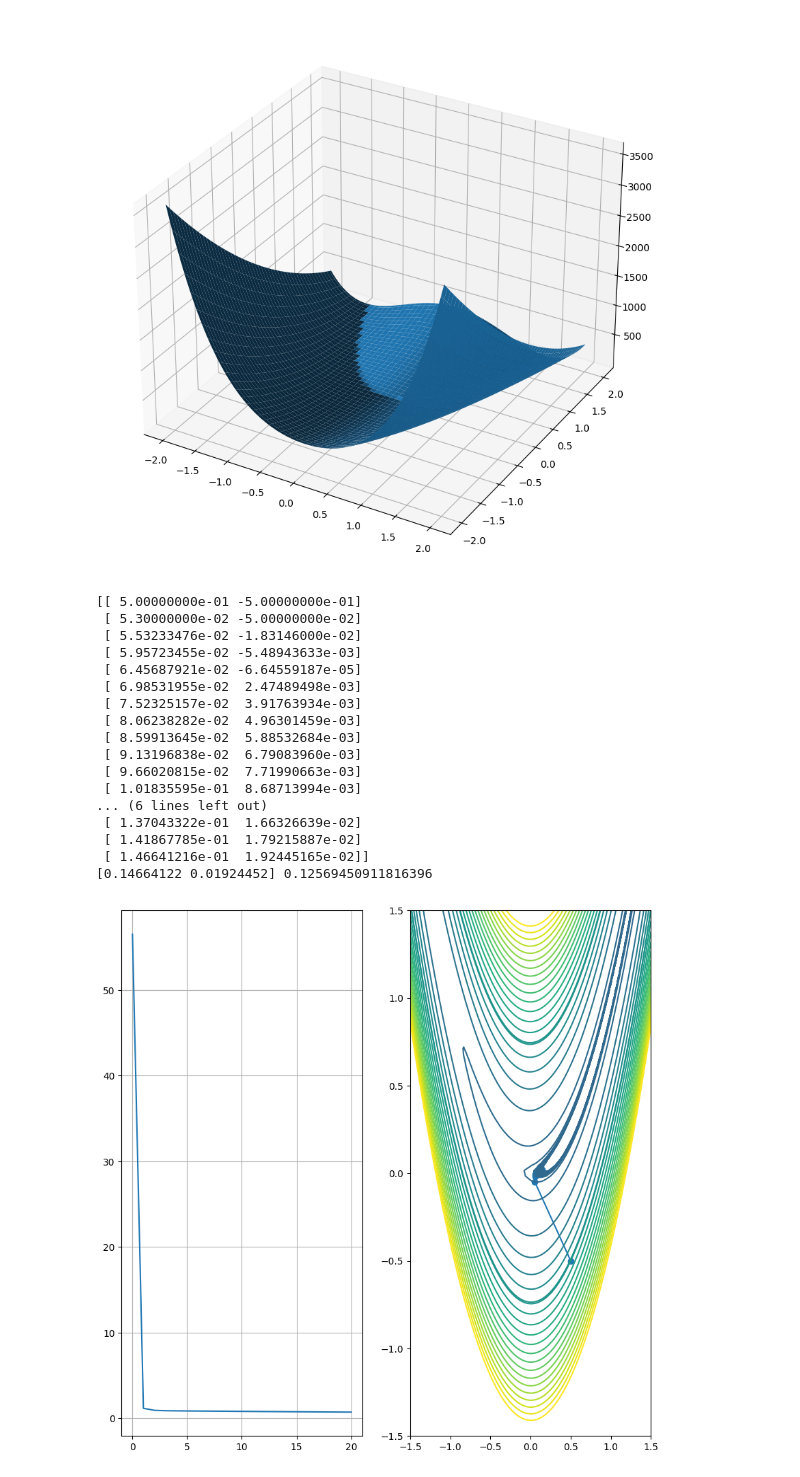
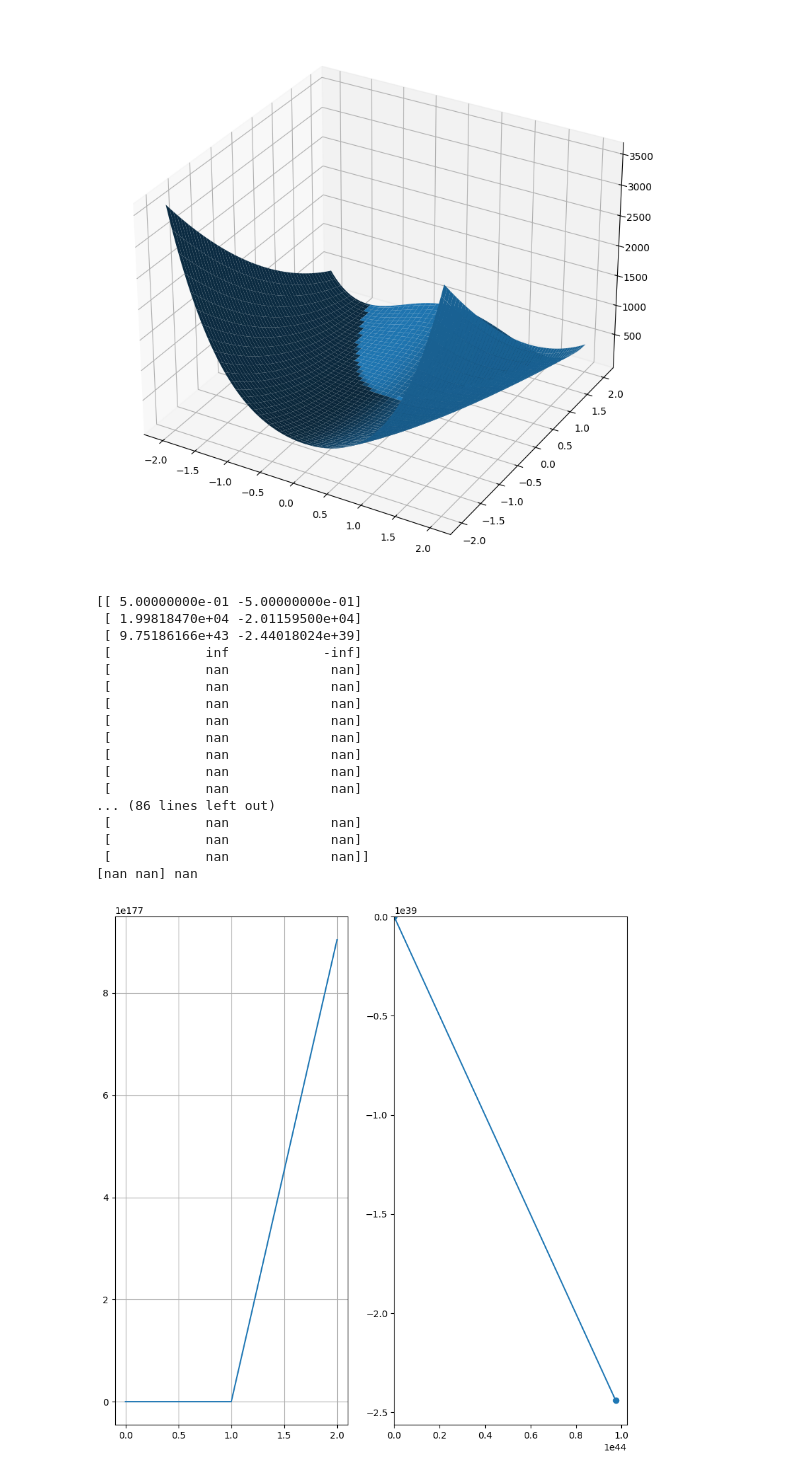
Before and after one commit to spanish-inquisition-optimization/GradientDescent, a Jupyter notebook: Solution.ipynb, the cells around one changed output. Saved outputs shown, nothing was run; the diff lists cells and outputs as text; code cells hidden in the pictures.

```diff
--- a/Solution.ipynb
+++ b/Solution.ipynb
@@ -73,7 +73,7 @@ epoch = 30
 x = np.array([-0.1, -0.4])
 
 
-points = np.array(gradient_descent(trig_f, trig_grad, x, fixed_step_search(lr), lambda f, points: len(points) > 20))
+points = np.array(gradient_descent(trig_f, trig_grad, x, fixed_step_search(lr), lambda f, points: len(points) > 30))
 print(points)
 
 fig, (ax1, ax2) = plt.subplots(1, 2)
@@ -116,33 +116,33 @@ plt.show()
 # %%
 lr = 0.003
 epoch = 100
 x = np.array([0.5, -0.5])
 
-points = np.array(gradient_descent(rosen, rosen_der, x, fixed_step_search(lr), lambda f, points: len(points) > 20))
+points = np.array(gradient_descent(rosen, rosen_der, x, fixed_step_search(lr), lambda f, points: len(points) > epoch))
 print(points)
 
 fig, (ax1, ax2) = plt.subplots(1, 2)
 ax1.plot(rosen(points.T))
 ax1.grid()
 ax2.plot(points[:, 0], points[:, 1], 'o-')
 ax2.contour(X, Y, rosen(np.stack((X, Y))), levels=np.sort(np.concatenate((rosen(points.T), np.linspace(-100, 200, 30)))))
-print(points[-1], trig_f(points[-1]))
+print(points[-1], rosen(points[-1]))
 # %% [output]
 [[ 5.00000000e-01 -5.00000000e-01]
- [ 5.30000000e-02 -5.00000000e-02]
- [ 5.53233476e-02 -1.83146000e-02]
- [ 5.95723455e-02 -5.48943633e-03]
- [ 6.45687921e-02 -6.64559187e-05]
- [ 6.98531955e-02  2.47489498e-03]
- [ 7.52325157e-02  3.91763934e-03]
- [ 8.06238282e-02  4.96301459e-03]
- [ 8.59913645e-02  5.88532684e-03]
- [ 9.13196838e-02  6.79083960e-03]
- [ 9.66020815e-02  7.71990663e-03]
- [ 1.01835595e-01  8.68713994e-03]
-... (6 lines left out)
- [ 1.37043322e-01  1.66326639e-02]
- [ 1.41867785e-01  1.79215887e-02]
- [ 1.46641216e-01  1.92445165e-02]]
-[0.14664122 0.01924452] 0.12569450911816396
+ [ 1.99818470e+04 -2.01159500e+04]
+ [ 9.75186166e+43 -2.44018024e+39]
+ [            inf            -inf]
+ [            nan             nan]
+ [            nan             nan]
+ [            nan             nan]
+ [            nan             nan]
+ [            nan             nan]
+ [            nan             nan]
+ [            nan             nan]
+ [            nan             nan]
+... (86 lines left out)
+ [            nan             nan]
+ [            nan             nan]
+ [            nan             nan]]
+[nan nan] nan
-[figure, old version]
+[figure, new version]
```
Also changed, not shown: parts of 1 cell of this notebook, 5 other files.
